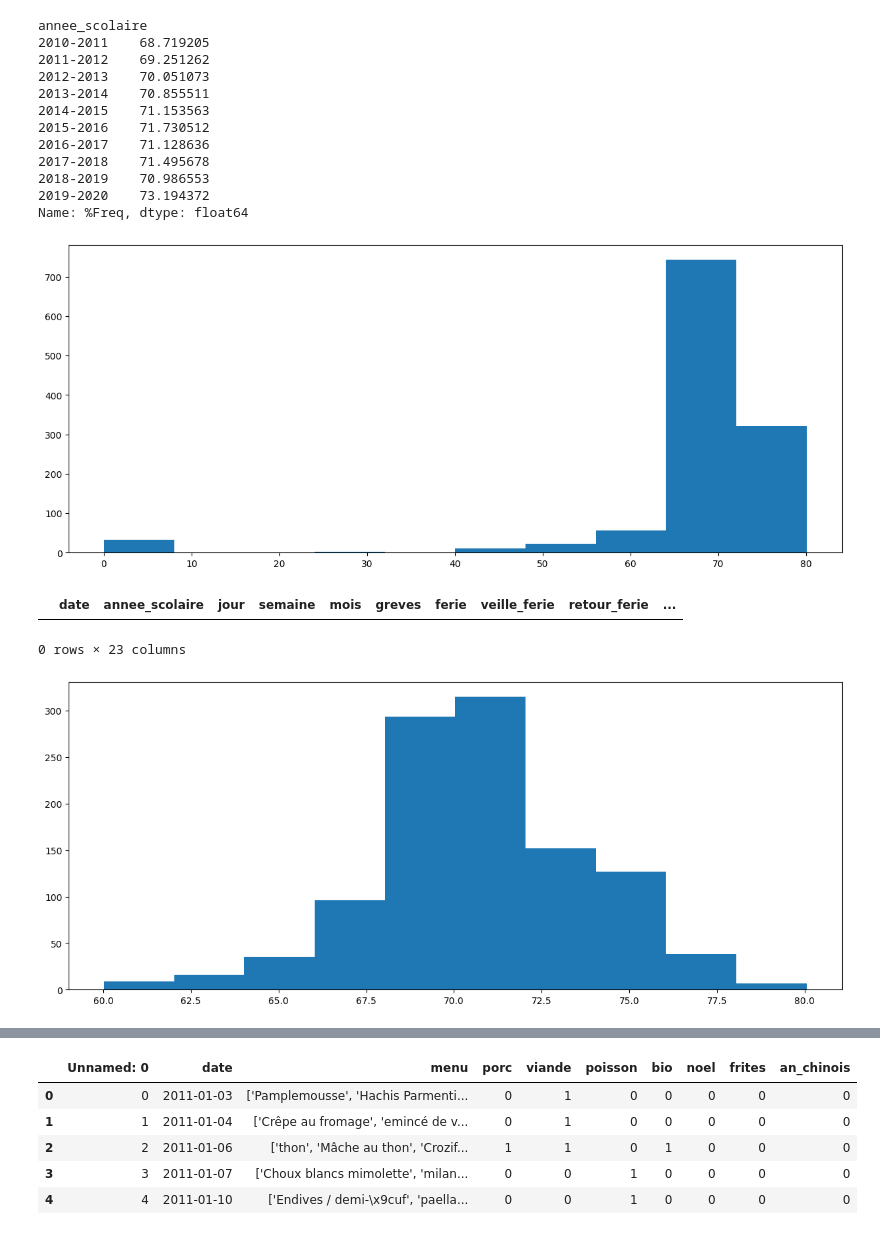
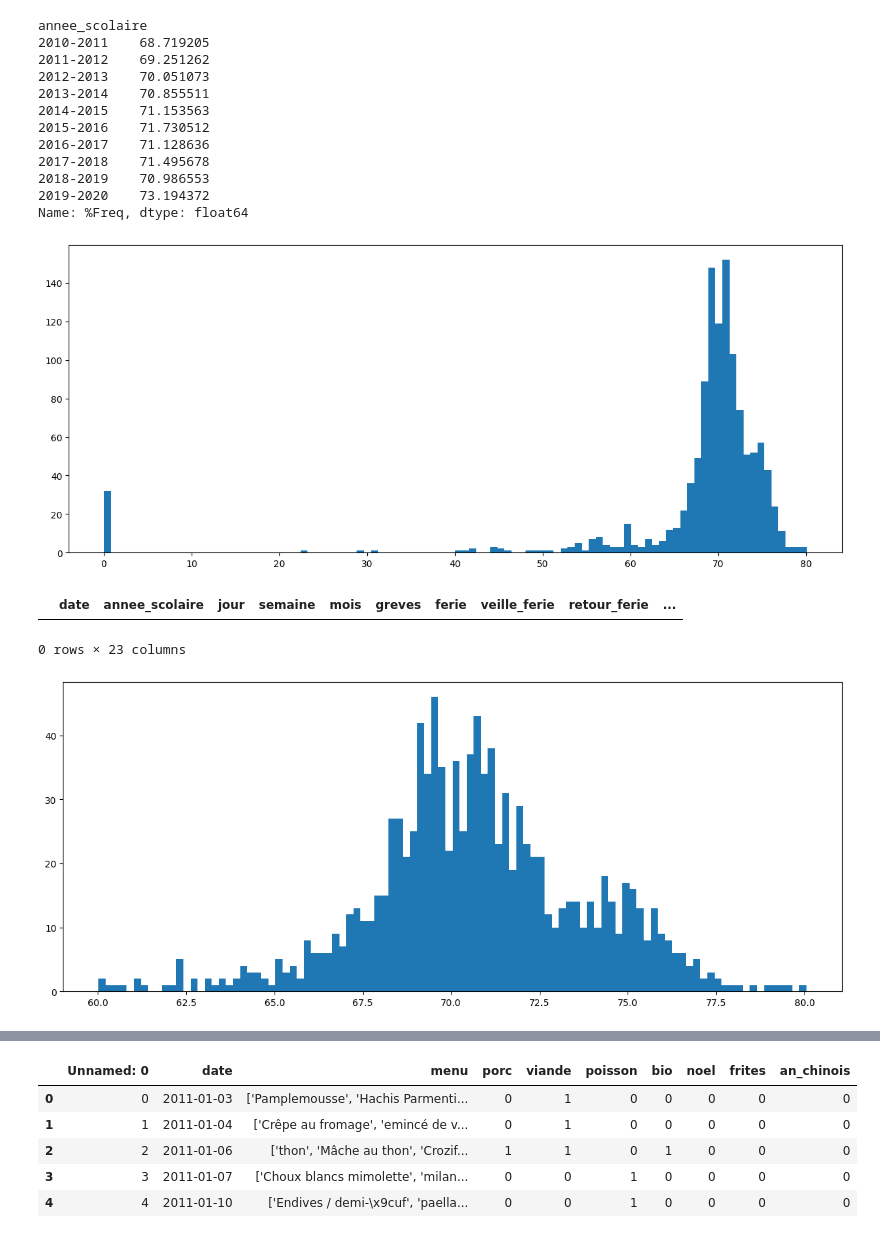
Before and after one commit to Atigou-bah/Projet-Data-Cantine, a Jupyter notebook: Projet sur la fréquentation des cantines scolaires.ipynb, the cells around one changed output, grey strips where cells are left out. Drawn from its saved outputs; the diff is of its cells as text; code cells hidden in the pictures.

```diff
--- a/Projet sur la fréquentation des cantines scolaires.ipynb
+++ b/Projet sur la fréquentation des cantines scolaires.ipynb
@@ -203,11 +213,11 @@ Name: %Freq, dtype: float64
 # %%
 plt.figure(figsize=(15,6))
 
-plt.hist(frequentation["%Freq"], bins=10)
+plt.hist(frequentation["%Freq"], bins=100)
 
 plt.show()
 # %% [output]
-[figure, old version]
+[figure, new version]
 # %%
 ind = frequentation[frequentation["%Freq"]<60].index
 # %%
@@ -220,11 +230,11 @@ frequentation[frequentation["%Freq"]<60]
 # %%
 plt.figure(figsize=(15,6))
 
-plt.hist(frequentation["%Freq"], bins=10)
+plt.hist(frequentation["%Freq"], bins=100)
 
 plt.show()
 # %% [output]
-[figure, old version]
+[figure, new version]
 # %%
 menu.info()
 # %% [output]
```
Also changed, not shown: parts of 19 cells of this notebook.
